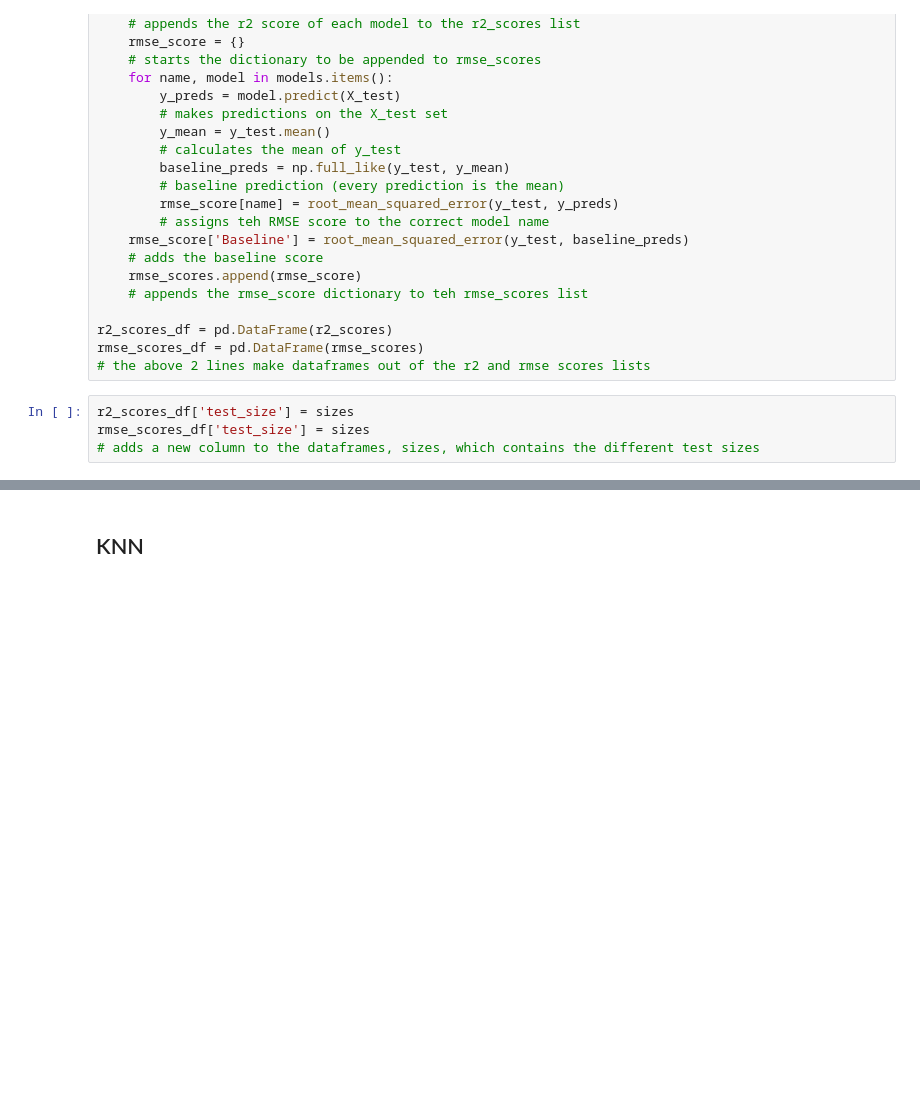
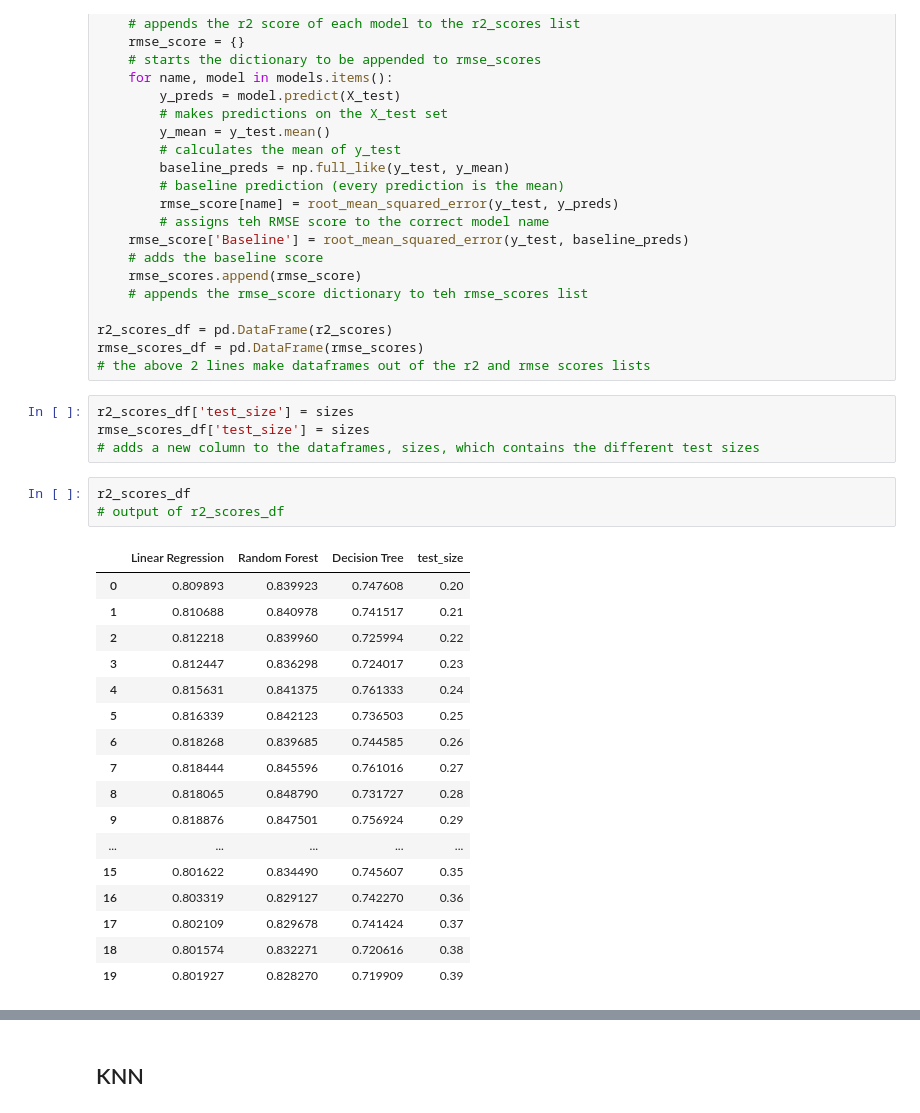
Before and after one commit to danielphilip12/Ames-Housing-Prices, a Jupyter notebook: code/assignment.ipynb, the cells around one changed output, grey strips where cells are left out. Cells and saved outputs as stored; diff of their text form; blank space fills up the shorter version.

```diff
--- a/code/assignment.ipynb
+++ b/code/assignment.ipynb
@@ -203,6 +199,27 @@ rmse_scores_df = pd.DataFrame(rmse_scores)
 r2_scores_df['test_size'] = sizes
 rmse_scores_df['test_size'] = sizes
 # adds a new column to the dataframes, sizes, which contains the different test sizes
+# %%
+r2_scores_df
+# output of r2_scores_df
+# %% [output]
+|  | Linear Regression | Random Forest | Decision Tree | test_size |
+| 0 | 0.809893 | 0.839923 | 0.747608 | 0.20 |
+| 1 | 0.810688 | 0.840978 | 0.741517 | 0.21 |
+| 2 | 0.812218 | 0.839960 | 0.725994 | 0.22 |
+| 3 | 0.812447 | 0.836298 | 0.724017 | 0.23 |
+| 4 | 0.815631 | 0.841375 | 0.761333 | 0.24 |
+| 5 | 0.816339 | 0.842123 | 0.736503 | 0.25 |
+| 6 | 0.818268 | 0.839685 | 0.744585 | 0.26 |
+| 7 | 0.818444 | 0.845596 | 0.761016 | 0.27 |
+| 8 | 0.818065 | 0.848790 | 0.731727 | 0.28 |
+| 9 | 0.818876 | 0.847501 | 0.756924 | 0.29 |
+| ... | ... | ... | ... | ... |
+| 15 | 0.801622 | 0.834490 | 0.745607 | 0.35 |
+| 16 | 0.803319 | 0.829127 | 0.742270 | 0.36 |
+| 17 | 0.802109 | 0.829678 | 0.741424 | 0.37 |
+| 18 | 0.801574 | 0.832271 | 0.720616 | 0.38 |
+| 19 | 0.801927 | 0.828270 | 0.719909 | 0.39 |
 # %%
 rmse_scores_df
 # output of the rmse_scores_df
```
Also changed, not shown: parts of 18 cells of this notebook, 18 other files.
